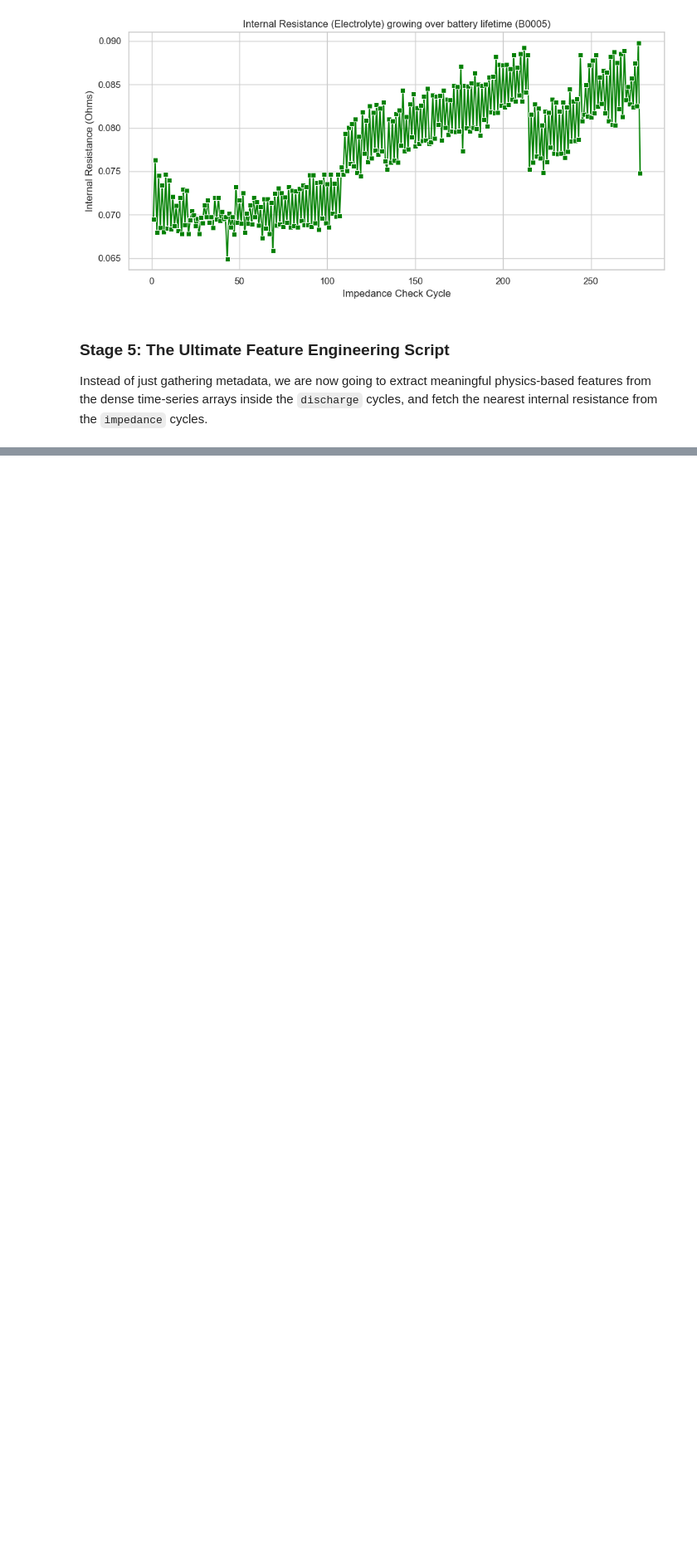
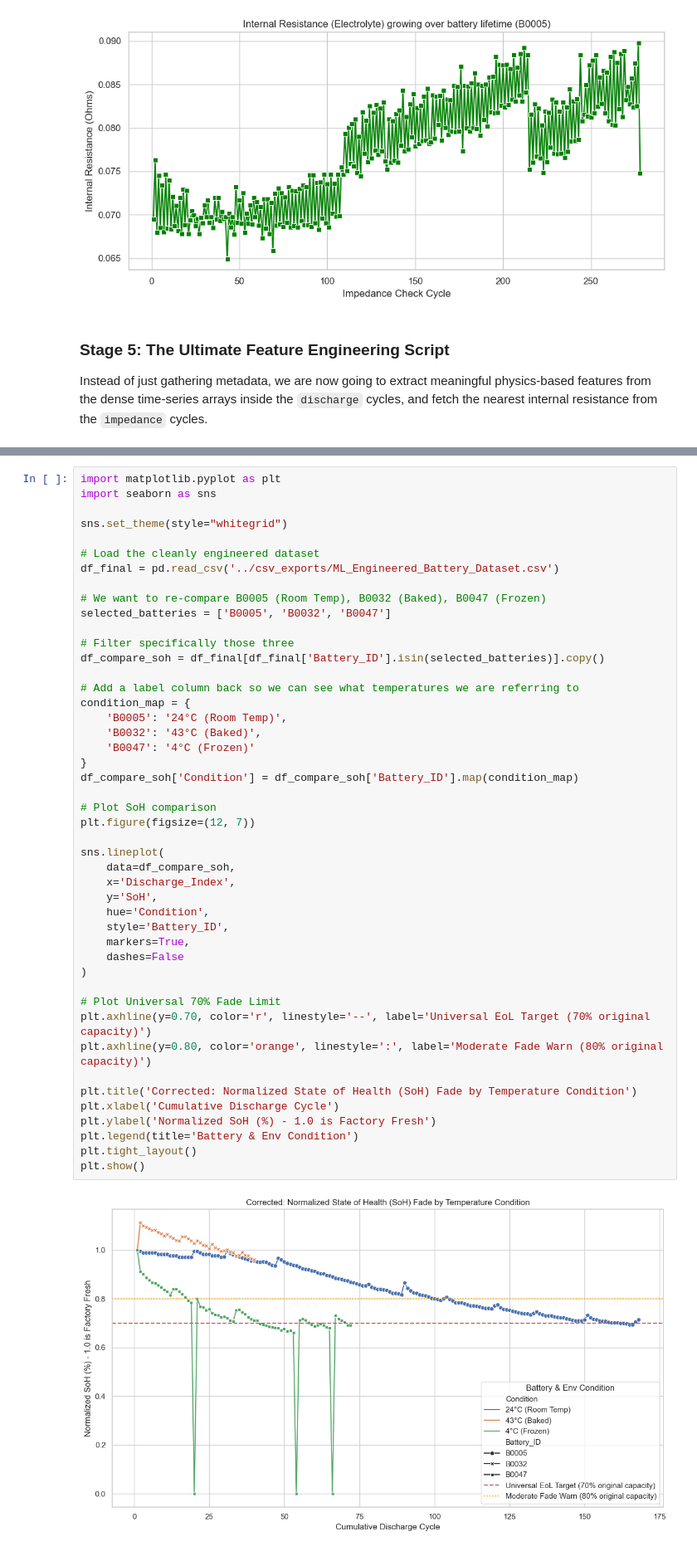
Before and after one commit to barada02/ML_ON_Battery, a Jupyter notebook: EDA/eda1.ipynb, the cells around one changed output, grey strips where cells are left out. Shown at 83% size. Drawn from its saved outputs; the diff is of its cells as text; blank space fills up the shorter version.

```diff
--- a/EDA/eda1.ipynb
+++ b/EDA/eda1.ipynb
@@ -511,0 +523,48 @@ Total dropped rows (missing Capacity): 0
+# %%
+import matplotlib.pyplot as plt
+import seaborn as sns
+
+sns.set_theme(style="whitegrid")
+
+# Load the cleanly engineered dataset
+df_final = pd.read_csv('../csv_exports/ML_Engineered_Battery_Dataset.csv')
+
+# We want to re-compare B0005 (Room Temp), B0032 (Baked), B0047 (Frozen)
+selected_batteries = ['B0005', 'B0032', 'B0047']
+
+# Filter specifically those three
+df_compare_soh = df_final[df_final['Battery_ID'].isin(selected_batteries)].copy()
+
+# Add a label column back so we can see what temperatures we are referring to
+condition_map = {
+    'B0005': '24°C (Room Temp)',
+    'B0032': '43°C (Baked)',
+    'B0047': '4°C (Frozen)'
+}
+df_compare_soh['Condition'] = df_compare_soh['Battery_ID'].map(condition_map)
+
+# Plot SoH comparison
+plt.figure(figsize=(12, 7))
+
+sns.lineplot(
+    data=df_compare_soh,
+    x='Discharge_Index',
+    y='SoH',
+    hue='Condition',
+    style='Battery_ID',
+    markers=True,
+    dashes=False
+)
+
+# Plot Universal 70% Fade Limit
+plt.axhline(y=0.70, color='r', linestyle='--', label='Universal EoL Target (70% original capacity)')
+plt.axhline(y=0.80, color='orange', linestyle=':', label='Moderate Fade Warn (80% original capacity)')
+
+plt.title('Corrected: Normalized State of Health (SoH) Fade by Temperature Condition')
+plt.xlabel('Cumulative Discharge Cycle')
+plt.ylabel('Normalized SoH (%) - 1.0 is Factory Fresh')
+plt.legend(title='Battery & Env Condition')
+plt.tight_layout()
+plt.show()
+# %% [output]
+[figure, added]
```
Also changed, not shown: parts of 2 cells of this notebook.
